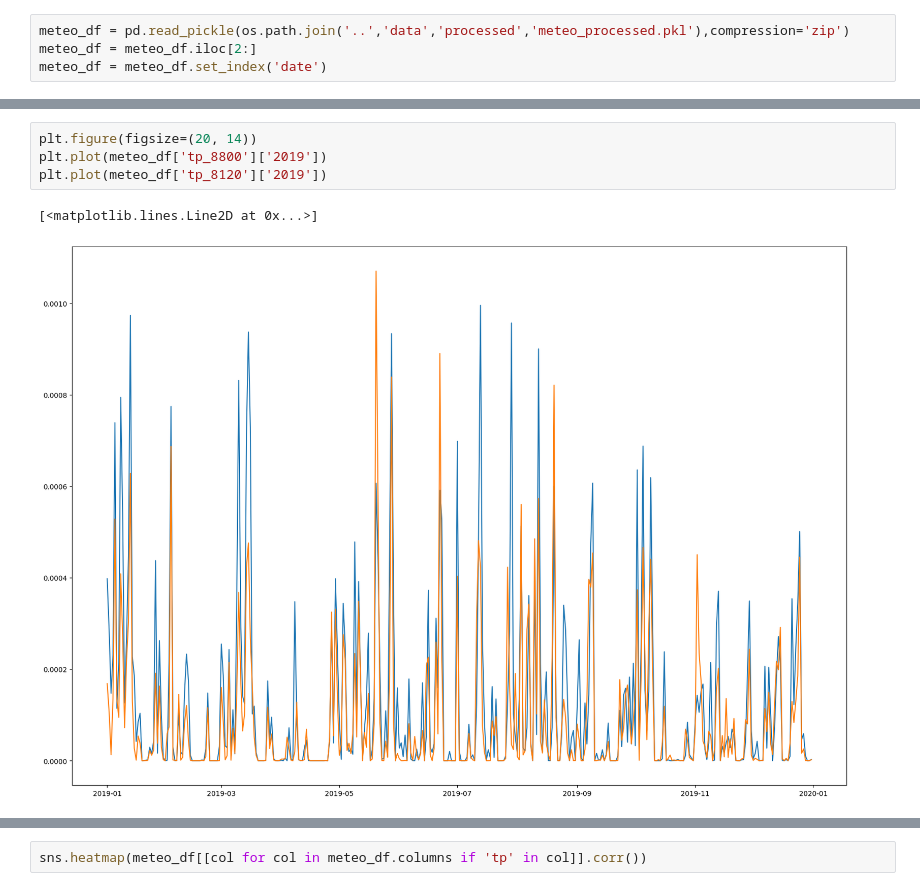
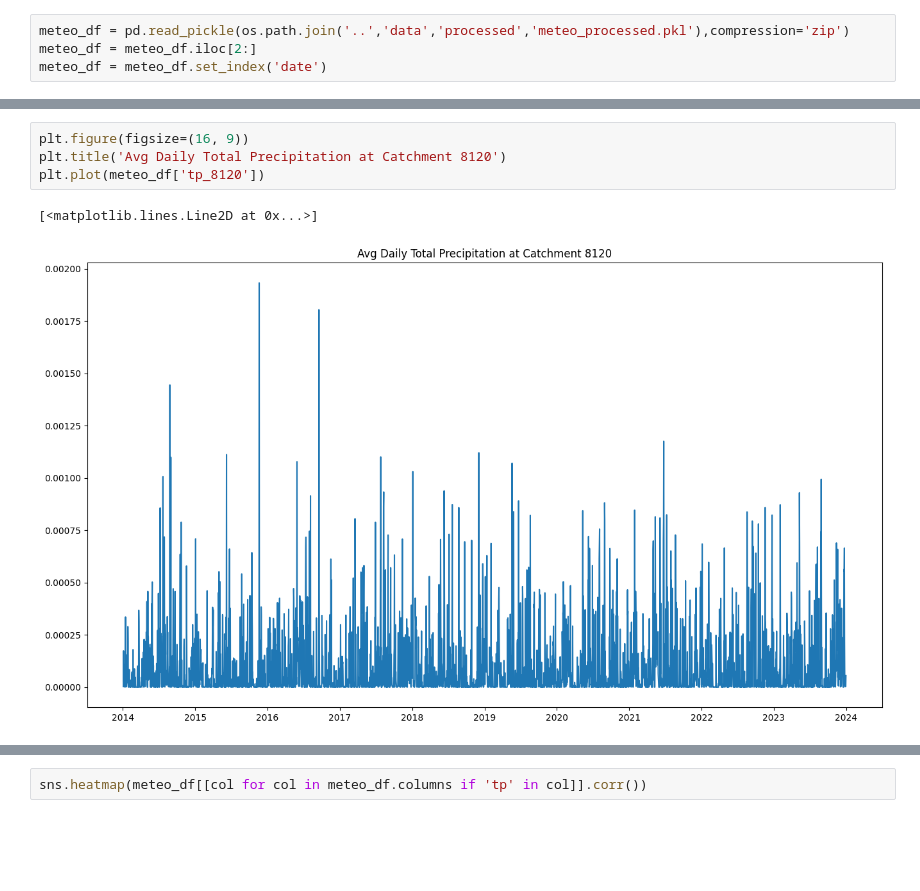
Before and after one commit to henrifnk/Seminar_ClimateNStatistics, a Jupyter notebook: work/07-hydroLSTM/notebooks/meteo_analysis.ipynb, the cells around one changed output, grey strips where cells are left out. Drawn from its saved outputs; the diff is of its cells as text; blank space fills up the shorter version.

```diff
--- a/work/07-hydroLSTM/notebooks/meteo_analysis.ipynb
+++ b/work/07-hydroLSTM/notebooks/meteo_analysis.ipynb
@@ -19,7 +53,7 @@ meteo_df = meteo_df.set_index('date')
 # %%
-plt.figure(figsize=(20, 14))
-plt.plot(meteo_df['tp_8800']['2019'])
-plt.plot(meteo_df['tp_8120']['2019'])
+plt.figure(figsize=(16, 9))
+plt.title('Avg Daily Total Precipitation at Catchment 8120')
+plt.plot(meteo_df['tp_8120'])
 # %% [output]
 [<matplotlib.lines.Line2D at 0x...>]
-[figure, old version]
+[figure, new version]
```
Also changed, not shown: parts of 11 cells of this notebook, 1 other file.
